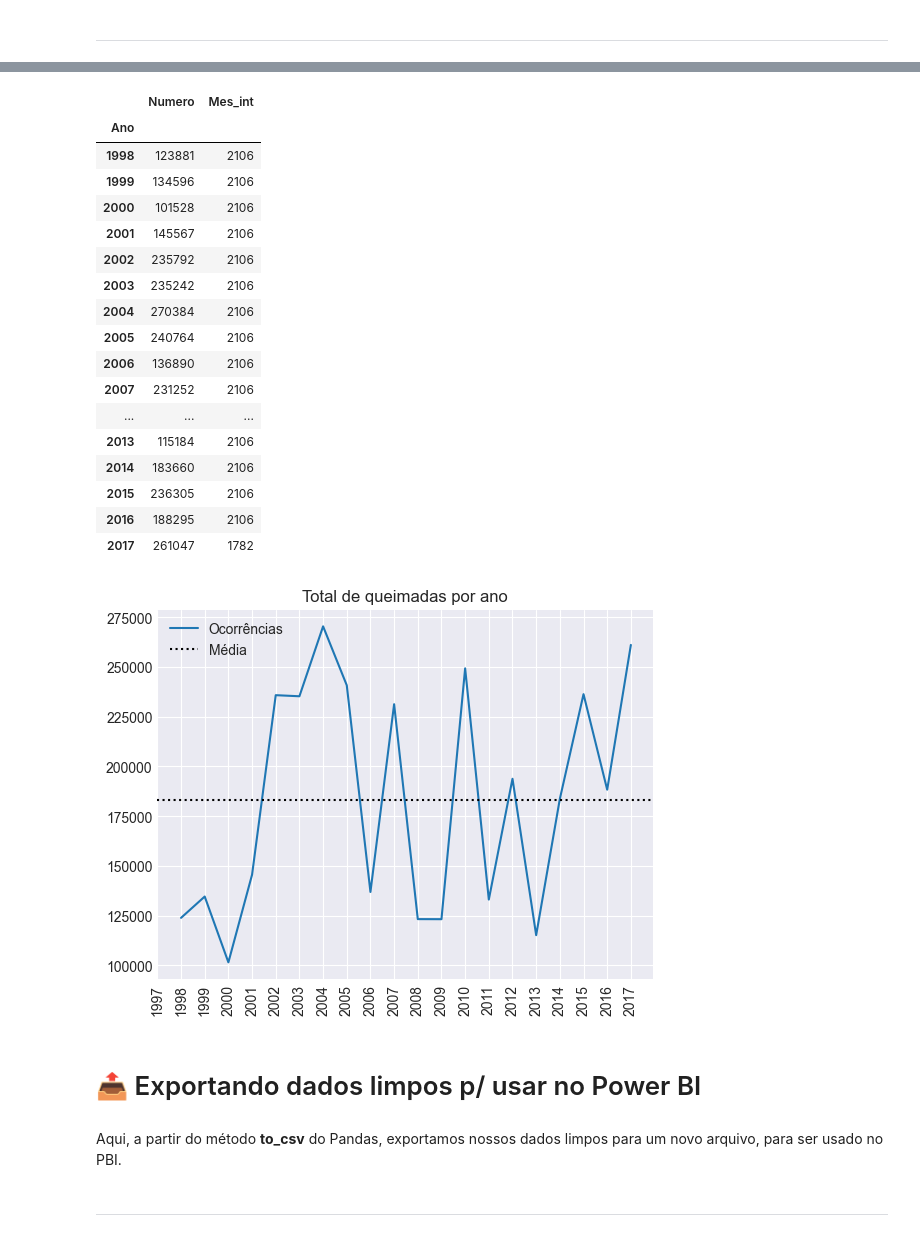
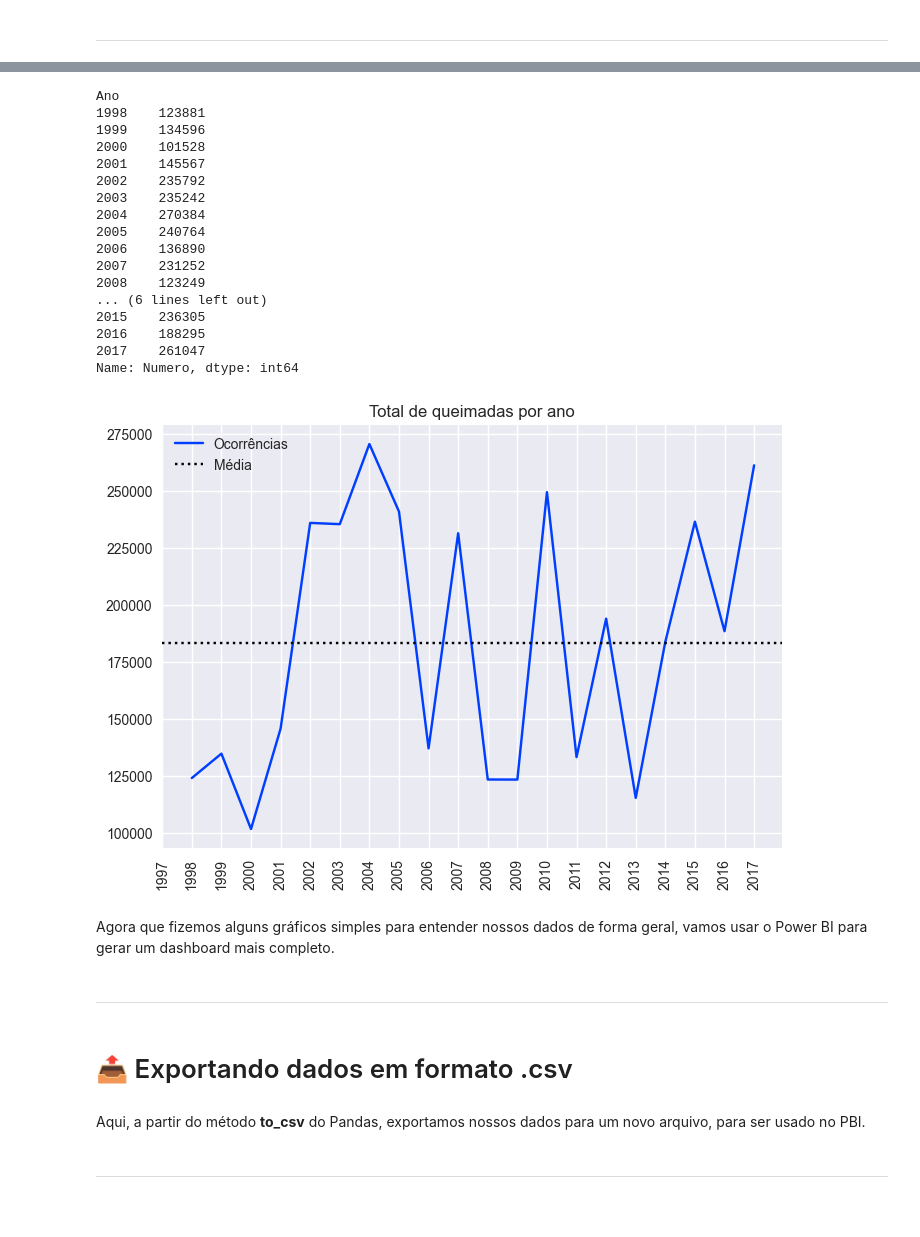
Before and after one commit to pedrorcm/Queimadas_Brasil, a Jupyter notebook: extenso.ipynb, the cells around one changed output, grey strips where cells are left out. Saved outputs shown, nothing was run; the diff lists cells and outputs as text; code cells hidden in the pictures; blank space fills up the shorter version.

Commit message:
Alterando gráficos + Markdown

```diff
--- a/extenso.ipynb
+++ b/extenso.ipynb
@@ -37,7 +37,8 @@ data = pd.read_csv('Data/forest_fires.csv', encoding='latin-1')
 # %% [markdown]
 Definindo o estilo visual padrão dos gráficos:
 # %%
-plt.style.use('seaborn-darkgrid')
+plt.style.use('seaborn')
+plt.style.use('seaborn-bright')
 # %% [markdown]
 # 🌎 **Visão geral e Tratamento dos dados iniciais**
 # %% [markdown]
@@ -722,42 +723,46 @@ ___
 # %%
-anos_mais_freq = dados_originais.groupby('Ano').sum()
-anos_mais_freq
+anos_mais_queimadas = dados_originais.groupby('Ano').Numero.sum()
+anos_mais_queimadas
 # %% [output]
-|  | Numero | Mes_int |
-| Ano |  |  |
-| 1998 | 123881 | 2106 |
-| 1999 | 134596 | 2106 |
-| 2000 | 101528 | 2106 |
-| 2001 | 145567 | 2106 |
-| 2002 | 235792 | 2106 |
-| 2003 | 235242 | 2106 |
-| 2004 | 270384 | 2106 |
-| 2005 | 240764 | 2106 |
-| 2006 | 136890 | 2106 |
-| 2007 | 231252 | 2106 |
-| ... | ... | ... |
-| 2013 | 115184 | 2106 |
-| 2014 | 183660 | 2106 |
-| 2015 | 236305 | 2106 |
-| 2016 | 188295 | 2106 |
-| 2017 | 261047 | 1782 |
+Ano
+1998    123881
+1999    134596
+2000    101528
+2001    145567
+2002    235792
+2003    235242
+2004    270384
+2005    240764
+2006    136890
+2007    231252
+2008    123249
+... (6 lines left out)
+2015    236305
+2016    188295
+2017    261047
+Name: Numero, dtype: int64
 # %%
-ax= sns.lineplot(anos_mais_freq, x=anos_mais_freq.index, y=anos_mais_freq.Numero, label='Ocorrências')
+ax= sns.lineplot(anos_mais_queimadas, x=anos_mais_queimadas.index, y=anos_mais_queimadas, label='Ocorrências')
 
-plt.axhline(anos_mais_freq.mean()[0], color='black', linestyle=':', label='Média')
+plt.axhline(anos_mais_queimadas.mean(), color='black', linestyle=':', label='Média')
 
 
 plt.legend()
 plt.xlabel('')
 plt.ylabel('')
 plt.xticks(range(1997,2018,1),rotation=90)
 plt.title('Total de queimadas por ano')
 
 plt.show()
 # %% [output]
-[figure, old version]
+[figure, new version]
-# %% [markdown]
-# 📤 Exportando dados limpos p/ usar no Power BI
+# %% [markdown]
+Agora que fizemos alguns gráficos simples para entender nossos dados de forma geral,
+vamos usar o Power BI para gerar um dashboard mais completo.
+# %% [markdown]
+_______
+# %% [markdown]
+# 📤 Exportando dados em formato .csv
 # %% [markdown]
-Aqui, a partir do método **to_csv** do Pandas, exportamos nossos dados limpos para um novo arquivo, para ser usado no PBI.
+Aqui, a partir do método **to_csv** do Pandas, exportamos nossos dados para um novo arquivo, para ser usado no PBI.
 # %%
```
Also changed, not shown: parts of 35 cells of this notebook.
